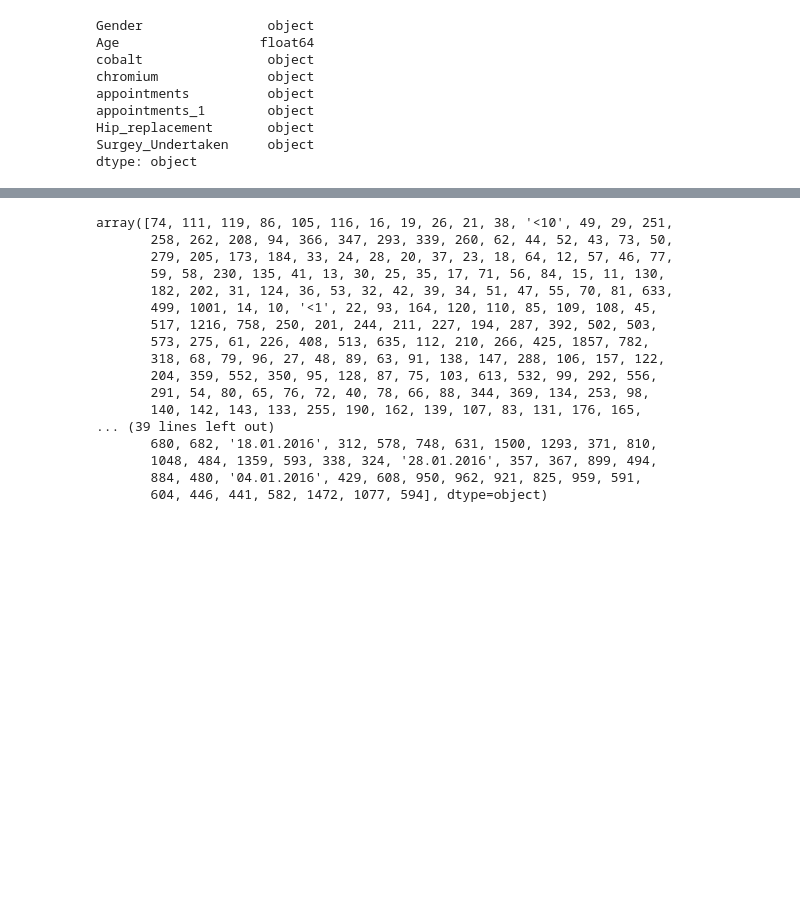
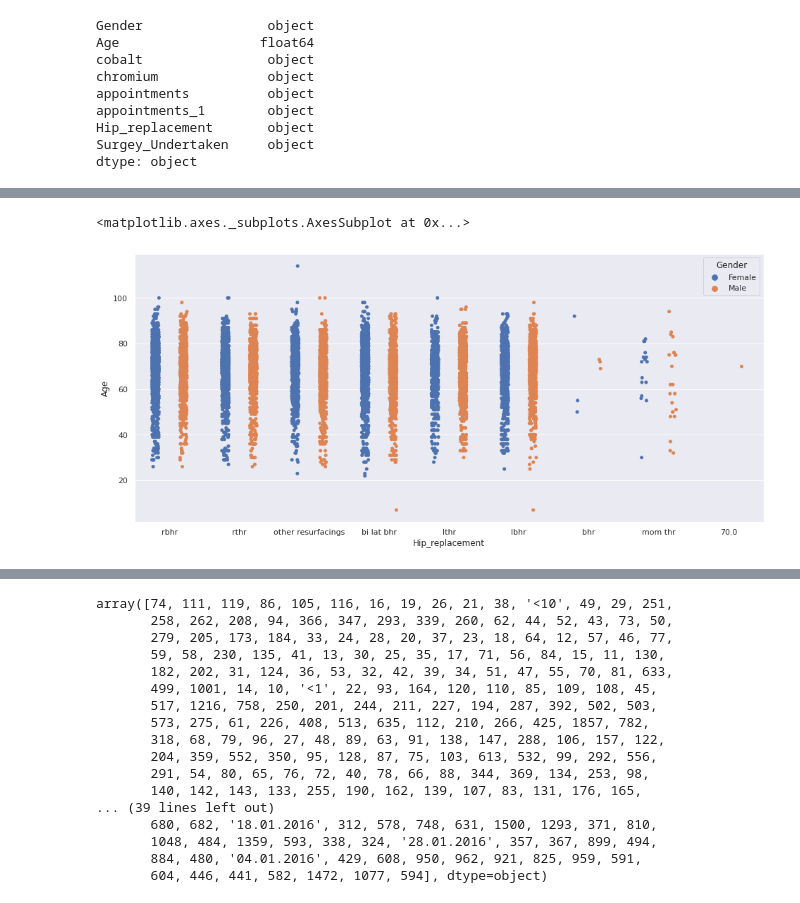
Before and after one commit to Hamza1122/ML-Ass, a Jupyter notebook: Untitled13.ipynb, the cells around one changed output, grey strips where cells are left out. Saved outputs shown, nothing was run; the diff lists cells and outputs as text; code cells hidden in the pictures; blank space fills up the shorter version.

```diff
--- a/Untitled13.ipynb
+++ b/Untitled13.ipynb
@@ -189,0 +157,8 @@ See the caveats in the documentation: https://pandas.pydata.org/pandas-docs/stab
+# %%
+fig_dims = (16,7)
+fig, ax = plt.subplots(figsize=fig_dims)
+sns.stripplot(x ='Hip_replacement', y ='Age', data = df,
+              jitter = True, hue ='Gender', dodge = True,ax=ax)
+# %% [output]
+<matplotlib.axes._subplots.AxesSubplot at 0x...>
+[figure, added]
```
Also changed, not shown: parts of 23 cells of this notebook.
